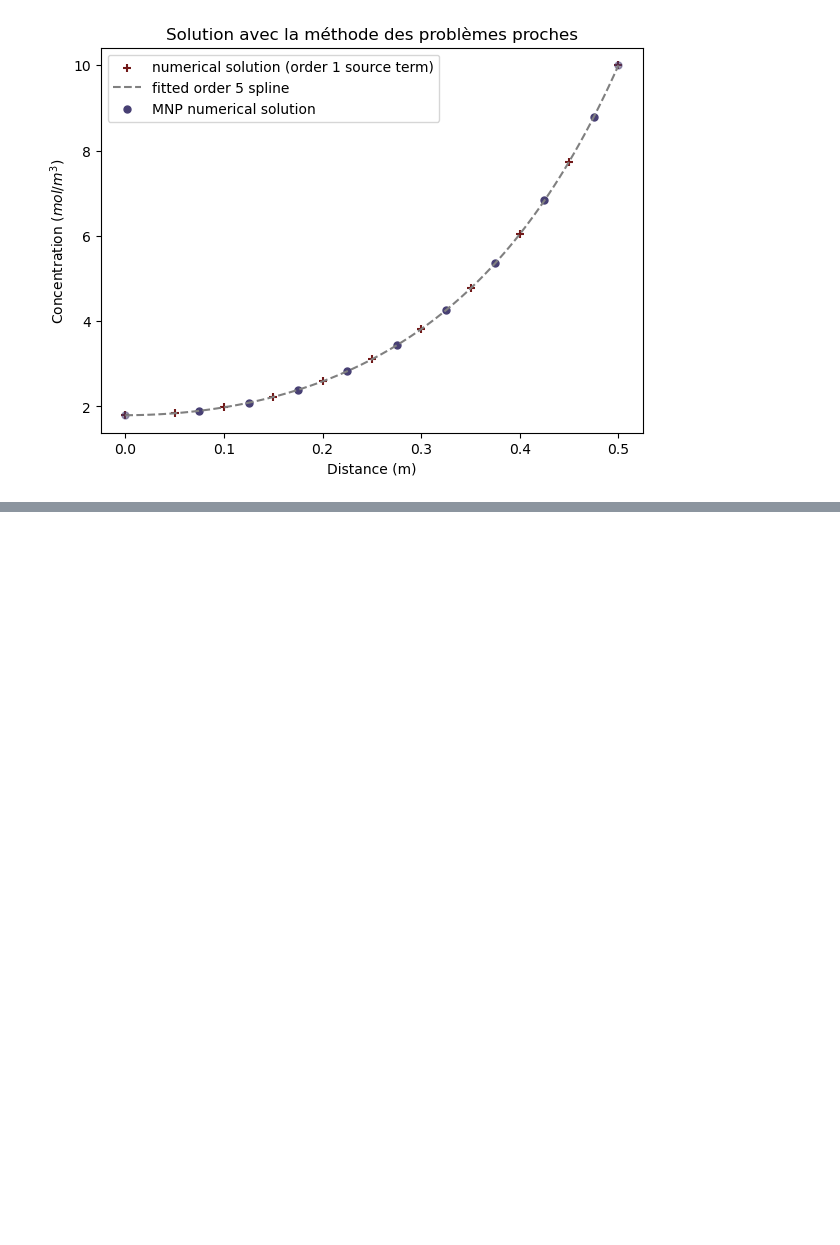
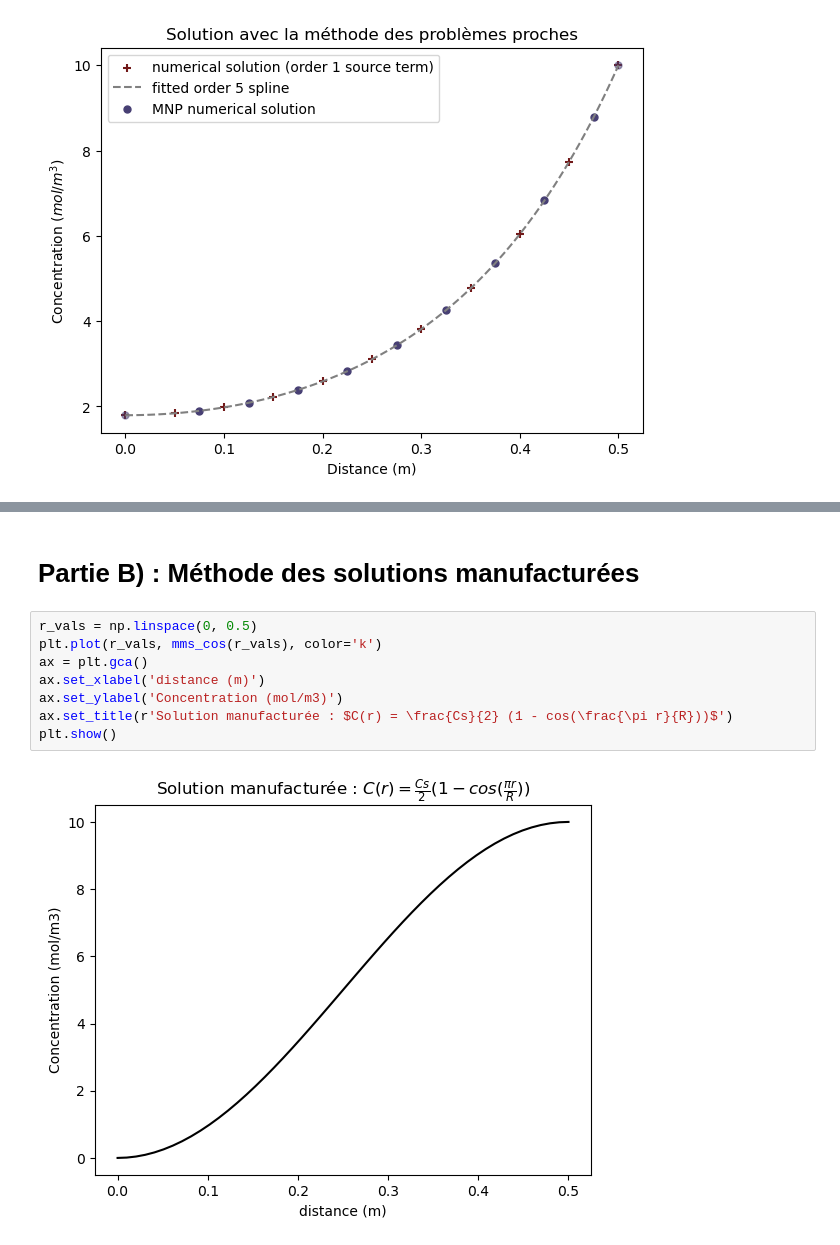
Before and after one commit to olivecha/MEC8211, a Jupyter notebook: devoir2/scratch.ipynb, the cells around one changed output, grey strips where cells are left out. Cells and saved outputs as stored; diff of their text form; blank space fills up the shorter version.

```diff
--- a/devoir2/scratch.ipynb
+++ b/devoir2/scratch.ipynb
@@ -83,0 +134,12 @@ Norme Linf : 2.036880752953607e-08
+# %% [markdown]
+# Partie B) : Méthode des solutions manufacturées
+# %%
+r_vals = np.linspace(0, 0.5)
+plt.plot(r_vals, mms_cos(r_vals), color='k')
+ax = plt.gca()
+ax.set_xlabel('distance (m)')
+ax.set_ylabel('Concentration (mol/m3)')
+ax.set_title(r'Solution manufacturée : $C(r) = \frac{Cs}{2} (1 - cos(\frac{\pi r}{R}))$')
+plt.show()
+# %% [output]
+[figure, added]
```
Also changed, not shown: parts of 16 cells of this notebook, 4 other files.
